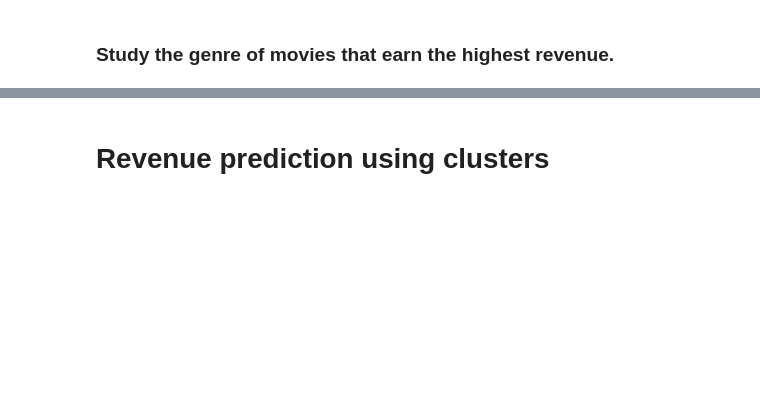
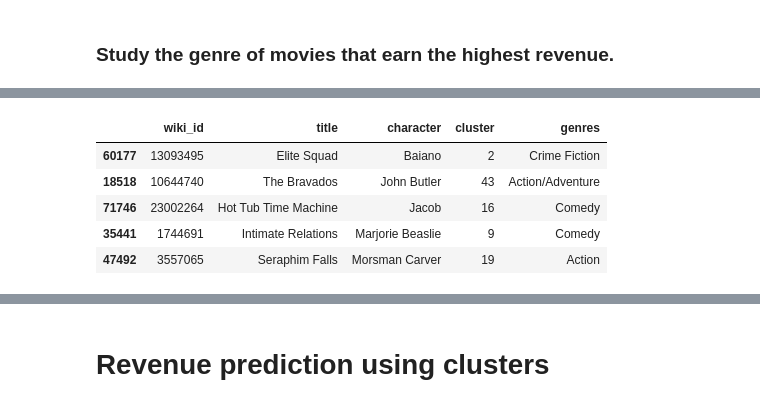
Before and after one commit to epfl-ada/ada-2023-project-perrysplatypuses, a Jupyter notebook: milestone_p2.ipynb, the cells around one changed output, grey strips where cells are left out. Saved outputs shown, nothing was run; the diff lists cells and outputs as text; code cells hidden in the pictures; blank space fills up the shorter version.

```diff
--- a/milestone_p2.ipynb
+++ b/milestone_p2.ipynb
@@ -334,0 +498,11 @@ plt.xticks(rotation=45, ha='right')  # Rotate the actor names for better readabi
+# %%
+characters_and_movies_with_genres = characters_and_movies_with_genres.explode('genres')
+characters_and_movies_with_genres = characters_and_movies_with_genres[characters_and_movies_with_genres['genres'].isin(top_genres)]
+characters_and_movies_with_genres.sample(5)
+# %% [output]
+|  | wiki_id | title | character | cluster | genres |
+| 60177 | 13093495 | Elite Squad | Baiano | 2 | Crime Fiction |
+| 18518 | 10644740 | The Bravados | John Butler | 43 | Action/Adventure |
+| 71746 | 23002264 | Hot Tub Time Machine | Jacob | 16 | Comedy |
+| 35441 | 1744691 | Intimate Relations | Marjorie Beaslie | 9 | Comedy |
+| 47492 | 3557065 | Seraphim Falls | Morsman Carver | 19 | Action |
```
Also changed, not shown: parts of 28 cells of this notebook.
